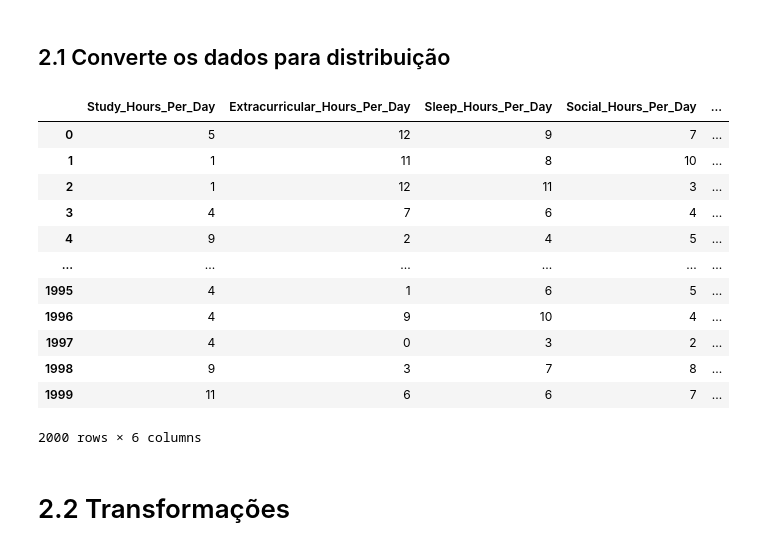
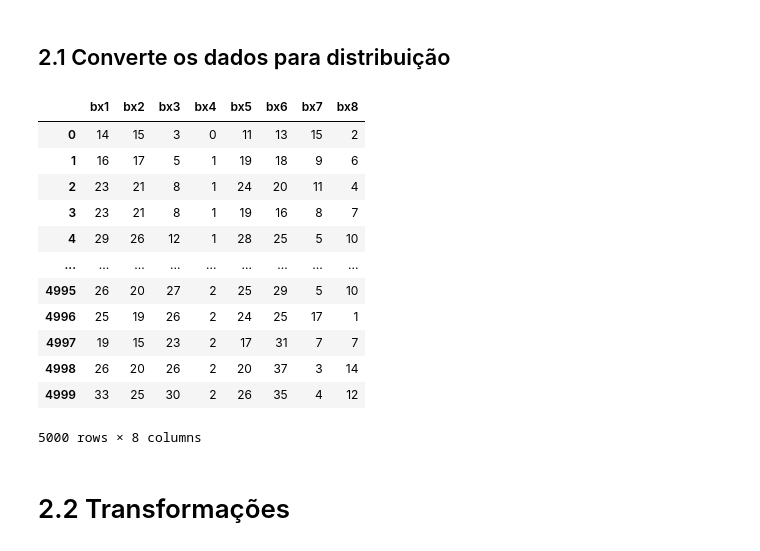
Before and after one commit to c-mmonteiro/t1-algo-feature, a Jupyter notebook: Trabaho1_MI.ipynb, the cells around one changed output. Saved outputs shown, nothing was run; the diff lists cells and outputs as text; code cells hidden in the pictures.

```diff
--- a/Trabaho1_MI.ipynb
+++ b/Trabaho1_MI.ipynb
@@ -52,0 +57,20 @@ dados
+# %%
+import torch as tc
+import pandas as pd
+import numpy as np
+
+num_amostras = 5000
+
+
+dados = pd.DataFrame()
+dados['x1'] = 6 + tc.randn(num_amostras)
+dados['x2'] = [1.5*np.sin(0.002*idx) + n for idx, n in enumerate(dados['x1'])]
+dados['x3'] = [0.001*idx+n for idx, n in enumerate(dados['x1'])]
+dados['x4'] = [abs(n*np.sin(0.0025*idx))  for idx, n in enumerate(dados['x1'])]
+dados['x5'] = [n + float(tc.randn(1)) for idx, n in enumerate(dados['x1'])]
+dados['x6'] = [0.0003*idx + 0.8*np.sin(0.0008*idx) + n + float(tc.randn(1)) for idx, n in enumerate(dados['x1'])]
+dados['x7'] = tc.rand(num_amostras)
+dados['x8'] = [-np.log(n) for idx, n in enumerate(dados['x7'])]
+dados['y'] = [10 + n*np.sin(0.0025*idx) + dados['x7'][idx]*np.sin(0.001*idx) + float(tc.randn(1)) for idx, n in enumerate(dados['x1'])]
+
+dados
@@ -86,9 +144,8 @@ def determina_bins(x, bins_rule = 'fd'):
     return bins
 # %%
 from matplotlib import pyplot as plt
-colunas = dados.columns[:-1]
 
-for idx, col in enumerate(colunas):
+for idx, col in enumerate(dados.columns[:-1]):
     plt.hist(dados[col], bins=determina_bins(dados[col]))
     plt.title(f'{col} Histogram ')
     plt.xlabel(col)
@@ -126,23 +185,23 @@ def converte_bins(x):
     return x_bins
 # %%
 dados_bins = pd.DataFrame()
-for col in colunas:
-    dados_bins[col] = converte_bins(dados[col])
+for col in dados.columns[:-1]:
+    dados_bins['b'+col] = converte_bins(dados[col])
 dados_bins
 # %% [output]
-|  | Study_Hours_Per_Day | Extracurricular_Hours_Per_Day | Sleep_Hours_Per_Day | Social_Hours_Per_Day | ... |
-| 0 | 5 | 12 | 9 | 7 | ... |
-| 1 | 1 | 11 | 8 | 10 | ... |
-| 2 | 1 | 12 | 11 | 3 | ... |
-| 3 | 4 | 7 | 6 | 4 | ... |
-| 4 | 9 | 2 | 4 | 5 | ... |
-| ... | ... | ... | ... | ... | ... |
-| 1995 | 4 | 1 | 6 | 5 | ... |
-| 1996 | 4 | 9 | 10 | 4 | ... |
-| 1997 | 4 | 0 | 3 | 2 | ... |
-| 1998 | 9 | 3 | 7 | 8 | ... |
-| 1999 | 11 | 6 | 6 | 7 | ... |
+|  | bx1 | bx2 | bx3 | bx4 | bx5 | bx6 | bx7 | bx8 |
+| 0 | 14 | 15 | 3 | 0 | 11 | 13 | 15 | 2 |
+| 1 | 16 | 17 | 5 | 1 | 19 | 18 | 9 | 6 |
+| 2 | 23 | 21 | 8 | 1 | 24 | 20 | 11 | 4 |
+| 3 | 23 | 21 | 8 | 1 | 19 | 16 | 8 | 7 |
+| 4 | 29 | 26 | 12 | 1 | 28 | 25 | 5 | 10 |
+| ... | ... | ... | ... | ... | ... | ... | ... | ... |
+| 4995 | 26 | 20 | 27 | 2 | 25 | 29 | 5 | 10 |
+| 4996 | 25 | 19 | 26 | 2 | 24 | 25 | 17 | 1 |
+| 4997 | 19 | 15 | 23 | 2 | 17 | 31 | 7 | 7 |
+| 4998 | 26 | 20 | 26 | 2 | 20 | 37 | 3 | 14 |
+| 4999 | 33 | 25 | 30 | 2 | 26 | 35 | 4 | 12 |
-2000 rows × 6 columns
+5000 rows × 8 columns
 # %% [markdown]
 # 2.2 Transformações
 # %%
```
Also changed, not shown: parts of 24 cells of this notebook.
